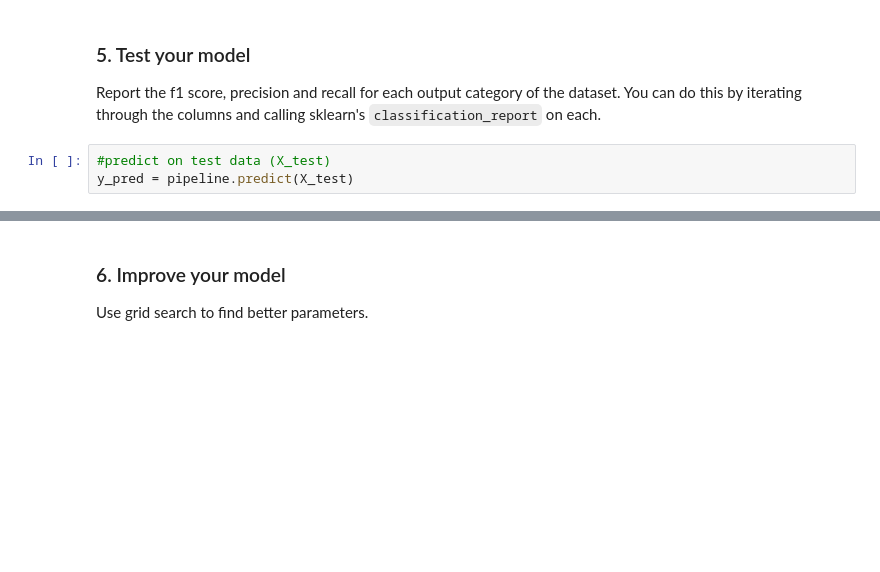
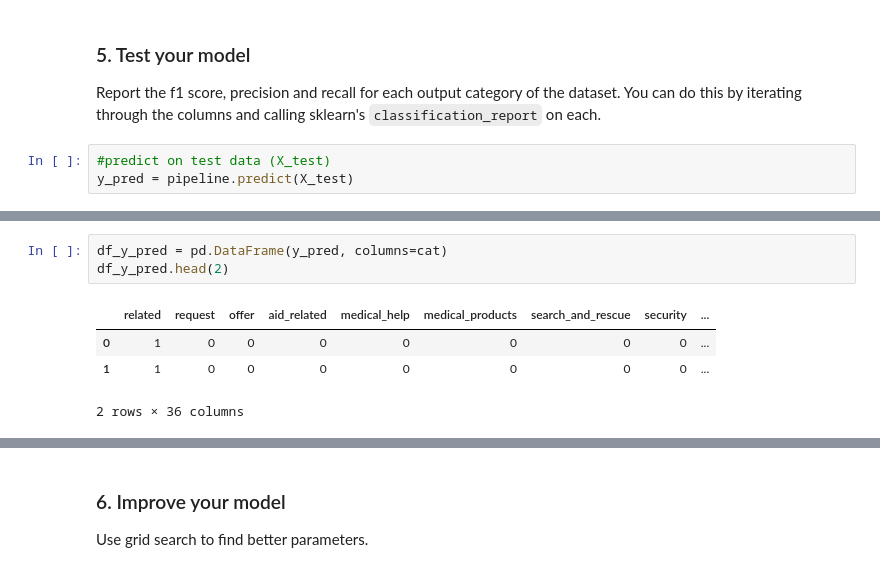
Before and after one commit to pmherp/udsnd_project-2, a Jupyter notebook: notebooks/ML Pipeline Preparation.ipynb, the cells around one changed output, grey strips where cells are left out. Saved outputs shown, nothing was run; the diff lists cells and outputs as text; blank space fills up the shorter version.

```diff
--- a/notebooks/ML Pipeline Preparation.ipynb
+++ b/notebooks/ML Pipeline Preparation.ipynb
@@ -163,0 +151,8 @@ weighted avg       0.79      0.81      0.75      8652
+# %%
+df_y_pred = pd.DataFrame(y_pred, columns=cat)
+df_y_pred.head(2)
+# %% [output]
+|  | related | request | offer | aid_related | medical_help | medical_products | search_and_rescue | security | ... |
+| 0 | 1 | 0 | 0 | 0 | 0 | 0 | 0 | 0 | ... |
+| 1 | 1 | 0 | 0 | 0 | 0 | 0 | 0 | 0 | ... |
+2 rows × 36 columns
```
Also changed, not shown: parts of 8 cells of this notebook, 3 other files.
